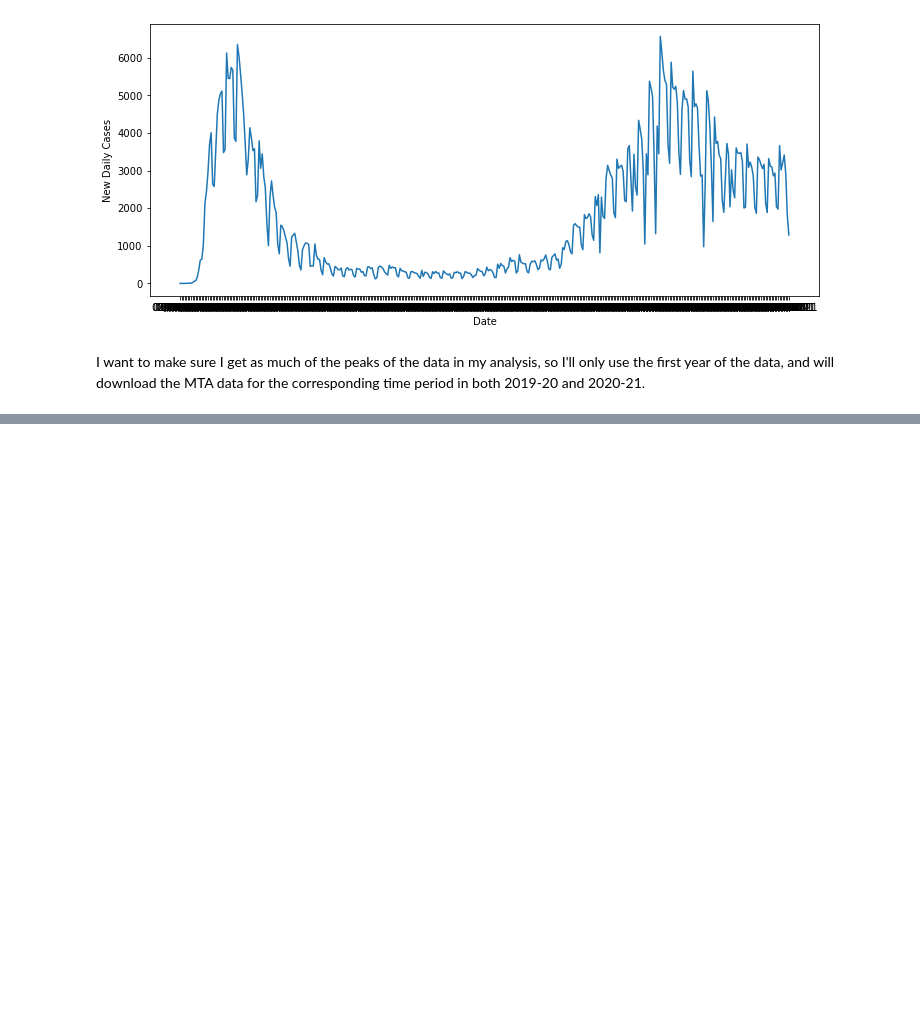
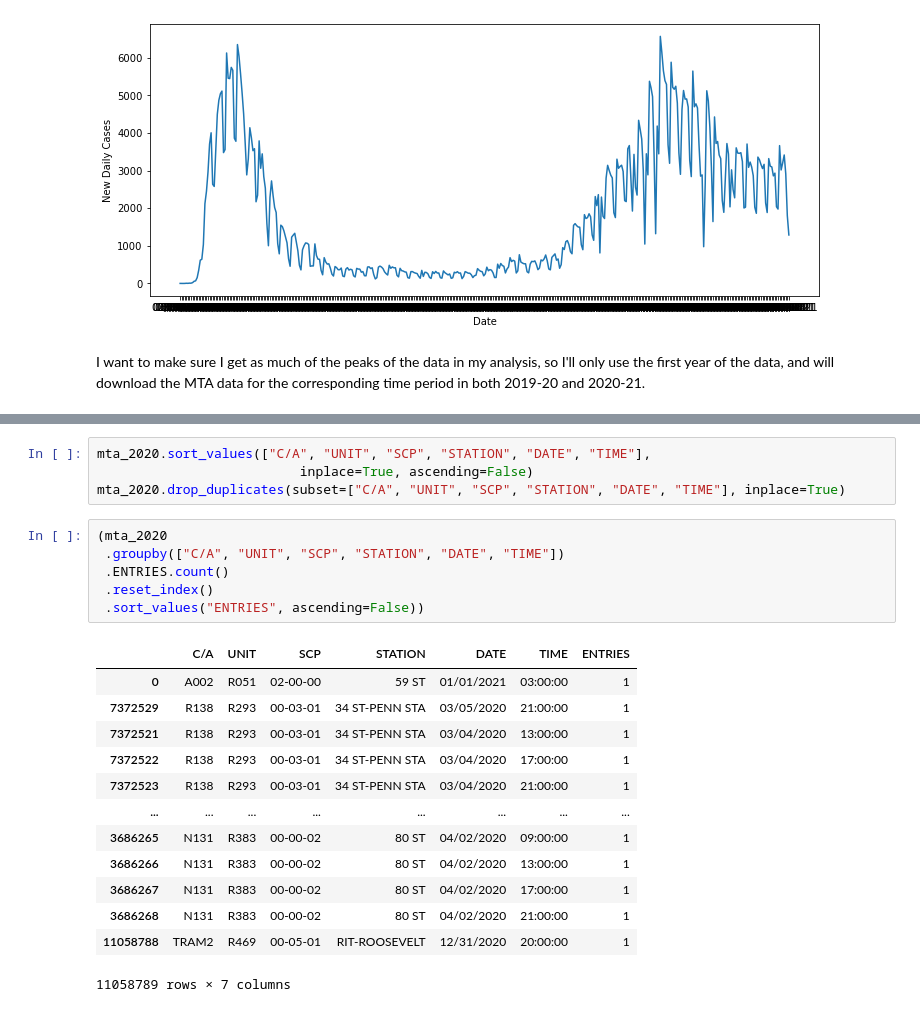
Before and after one commit to nickdellaquilo/Metis-Project-1, a Jupyter notebook: EDA Code.ipynb, the cells around one changed output, grey strips where cells are left out. Drawn from its saved outputs; the diff is of its cells as text; blank space fills up the shorter version.

```diff
--- a/EDA Code.ipynb
+++ b/EDA Code.ipynb
@@ -61,0 +260,24 @@ Now, the MTA data is formatted as: "http://web.mta.info/developers/data/nyct/tur
+# %%
+mta_2020.sort_values(["C/A", "UNIT", "SCP", "STATION", "DATE", "TIME"],
+                          inplace=True, ascending=False)
+mta_2020.drop_duplicates(subset=["C/A", "UNIT", "SCP", "STATION", "DATE", "TIME"], inplace=True)
+# %%
+(mta_2020
+ .groupby(["C/A", "UNIT", "SCP", "STATION", "DATE", "TIME"])
+ .ENTRIES.count()
+ .reset_index()
+ .sort_values("ENTRIES", ascending=False))
+# %% [output]
+|  | C/A | UNIT | SCP | STATION | DATE | TIME | ENTRIES |
+| 0 | A002 | R051 | 02-00-00 | 59 ST | 01/01/2021 | 03:00:00 | 1 |
+| 7372529 | R138 | R293 | 00-03-01 | 34 ST-PENN STA | 03/05/2020 | 21:00:00 | 1 |
+| 7372521 | R138 | R293 | 00-03-01 | 34 ST-PENN STA | 03/04/2020 | 13:00:00 | 1 |
+| 7372522 | R138 | R293 | 00-03-01 | 34 ST-PENN STA | 03/04/2020 | 17:00:00 | 1 |
+| 7372523 | R138 | R293 | 00-03-01 | 34 ST-PENN STA | 03/04/2020 | 21:00:00 | 1 |
+| ... | ... | ... | ... | ... | ... | ... | ... |
+| 3686265 | N131 | R383 | 00-00-02 | 80 ST | 04/02/2020 | 09:00:00 | 1 |
+| 3686266 | N131 | R383 | 00-00-02 | 80 ST | 04/02/2020 | 13:00:00 | 1 |
+| 3686267 | N131 | R383 | 00-00-02 | 80 ST | 04/02/2020 | 17:00:00 | 1 |
+| 3686268 | N131 | R383 | 00-00-02 | 80 ST | 04/02/2020 | 21:00:00 | 1 |
+| 11058788 | TRAM2 | R469 | 00-05-01 | RIT-ROOSEVELT | 12/31/2020 | 20:00:00 | 1 |
+11058789 rows × 7 columns
```
Also changed, not shown: parts of 44 cells of this notebook.
